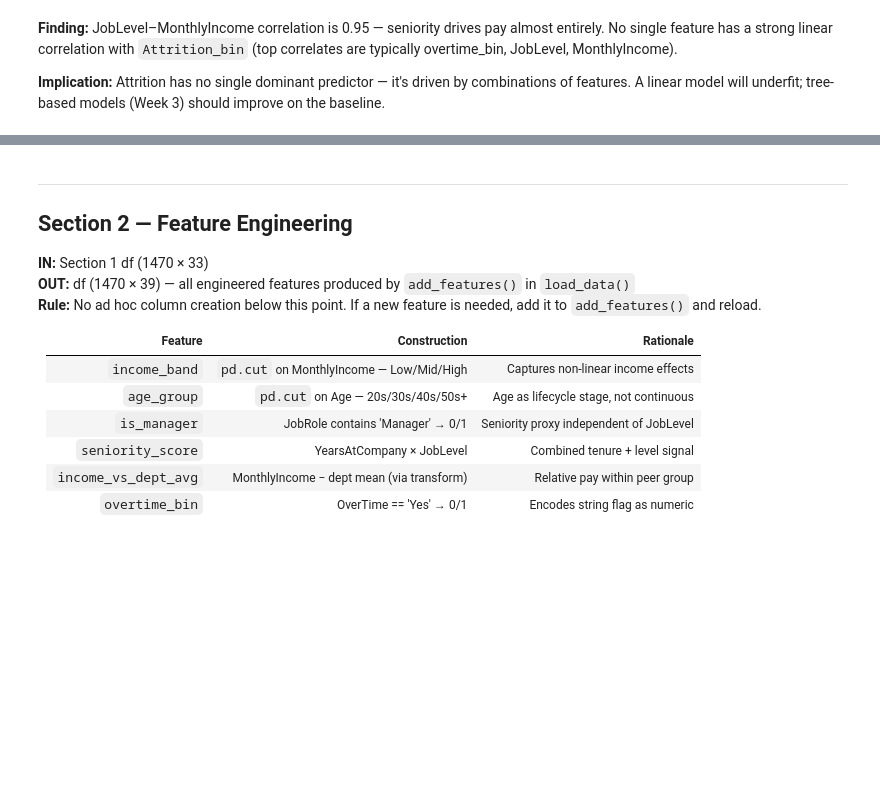
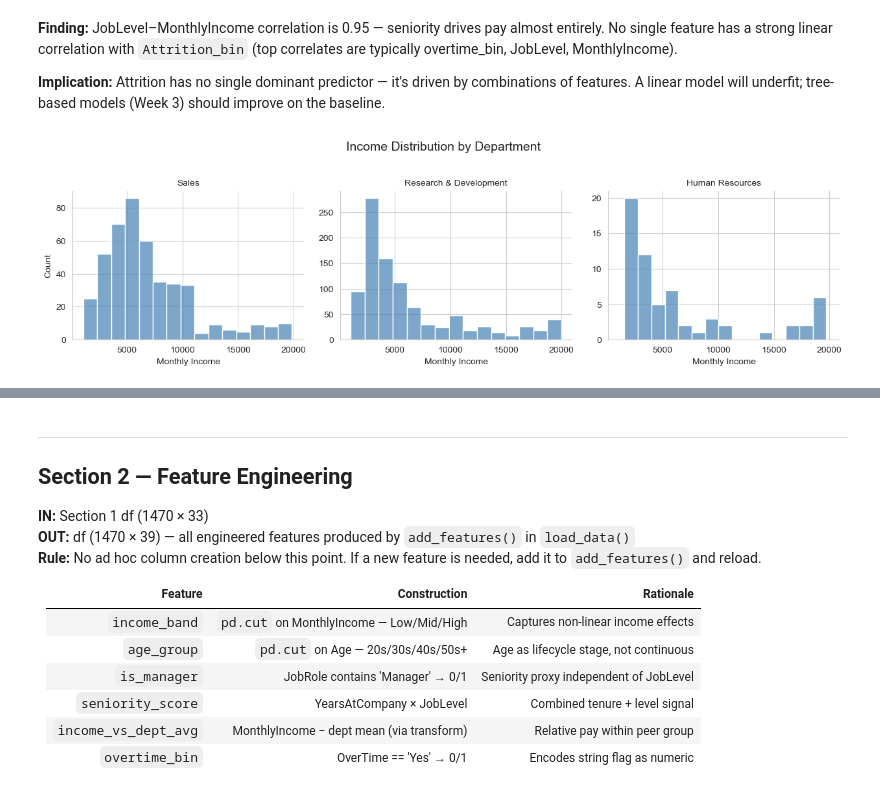
Before and after one commit to kevinbarry7/IBM_HR_Analytics, a Jupyter notebook: ibm_hr_analysis_clean.ipynb, the cells around one changed output, grey strips where cells are left out. Drawn from its saved outputs; the diff is of its cells as text; code cells hidden in the pictures; blank space fills up the shorter version.

Commit message:
FacetGrid_commit

```diff
--- a/ibm_hr_analysis_clean.ipynb
+++ b/ibm_hr_analysis_clean.ipynb
@@ -323,3 +323,22 @@ Name: Attrition_bin, dtype: float64
 **Finding:** JobLevel–MonthlyIncome correlation is 0.95 — seniority drives pay almost entirely. No single feature has a strong linear correlation with `Attrition_bin` (top correlates are typically overtime_bin, JobLevel, MonthlyIncome).
 
 **Implication:** Attrition has no single dominant predictor — it's driven by combinations of features. A linear model will underfit; tree-based models (Week 3) should improve on the baseline.
+# %%
+# Facetgrid
+g = sns.FacetGrid(
+    df,
+    col='Department',
+    col_wrap=3,
+    height=3.5,
+    aspect=1.2,
+    sharey=False
+)
+g.map(sns.histplot, 'MonthlyIncome', bins=15, color='steelblue', alpha=0.7)
+g.set_axis_labels('Monthly Income', 'Count')
+g.set_titles(col_template='{col_name}')
+g.fig.suptitle('Income Distribution by Department', y=1.03, fontsize=14)
+plt.tight_layout()
+plt.savefig('figures/income_by_dept_facet.png', dpi=120, bbox_inches='tight')
+plt.show()
+# %% [output]
+[figure, added]
```
Also changed, not shown: parts of 4 cells of this notebook, 2 other files.
